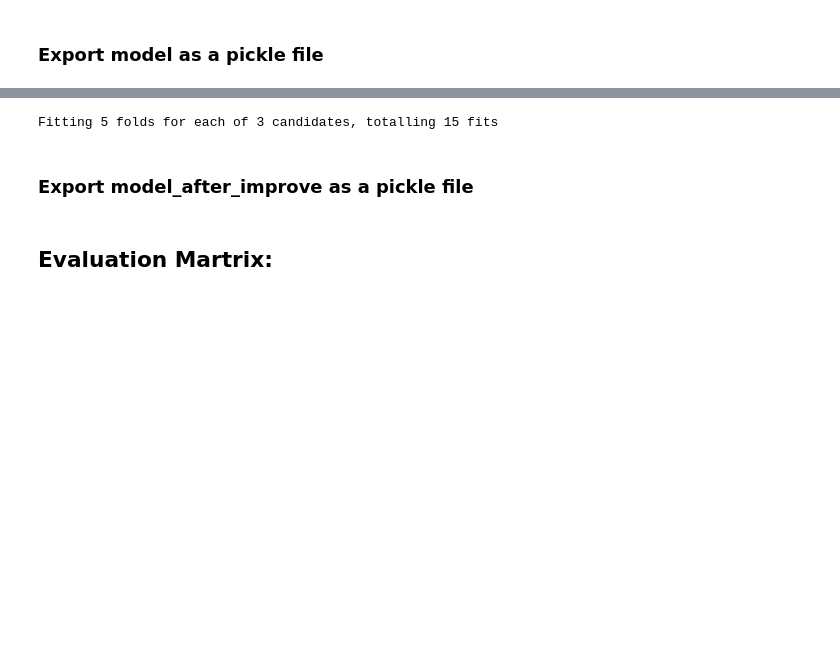
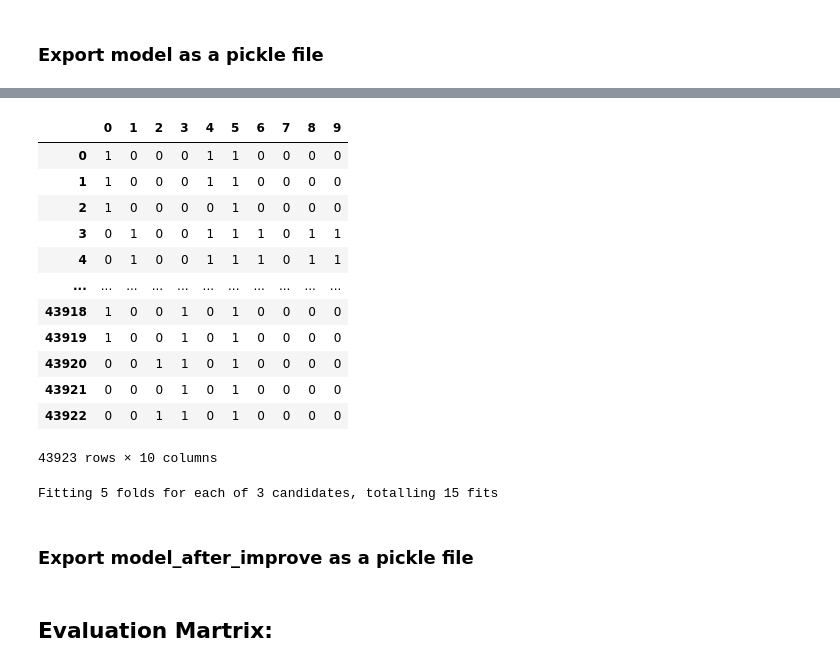
Before and after one commit to NTPac/starbucks, a Jupyter notebook: Starbucks_Capstone_notebook.ipynb, the cells around one changed output, grey strips where cells are left out. Cells and saved outputs as stored; diff of their text form; code cells hidden in the pictures; blank space fills up the shorter version.

```diff
--- a/Starbucks_Capstone_notebook.ipynb
+++ b/Starbucks_Capstone_notebook.ipynb
@@ -925,0 +967,18 @@ with open('models/model.pkl', 'wb') as file:
+# %%
+dataset_new[[0,  1, 2,  3, 4, 5,  6, 7, 8,  9]] = dataset_new[[0,  1, 2,  3, 4, 5,  6, 7, 8,  9]] > 0
+dataset_new[[0,  1, 2,  3, 4, 5,  6, 7, 8,  9]] = dataset_new[[0,  1, 2,  3, 4, 5,  6, 7, 8,  9]].astype(int)
+dataset_new[[0,  1, 2,  3, 4, 5,  6, 7, 8,  9]]
+# %% [output]
+|  | 0 | 1 | 2 | 3 | 4 | 5 | 6 | 7 | 8 | 9 |
+| 0 | 1 | 0 | 0 | 0 | 1 | 1 | 0 | 0 | 0 | 0 |
+| 1 | 1 | 0 | 0 | 0 | 1 | 1 | 0 | 0 | 0 | 0 |
+| 2 | 1 | 0 | 0 | 0 | 0 | 1 | 0 | 0 | 0 | 0 |
+| 3 | 0 | 1 | 0 | 0 | 1 | 1 | 1 | 0 | 1 | 1 |
+| 4 | 0 | 1 | 0 | 0 | 1 | 1 | 1 | 0 | 1 | 1 |
+| ... | ... | ... | ... | ... | ... | ... | ... | ... | ... | ... |
+| 43918 | 1 | 0 | 0 | 1 | 0 | 1 | 0 | 0 | 0 | 0 |
+| 43919 | 1 | 0 | 0 | 1 | 0 | 1 | 0 | 0 | 0 | 0 |
+| 43920 | 0 | 0 | 1 | 1 | 0 | 1 | 0 | 0 | 0 | 0 |
+| 43921 | 0 | 0 | 0 | 1 | 0 | 1 | 0 | 0 | 0 | 0 |
+| 43922 | 0 | 0 | 1 | 1 | 0 | 1 | 0 | 0 | 0 | 0 |
+43923 rows × 10 columns
```
Also changed, not shown: parts of 31 cells of this notebook.
